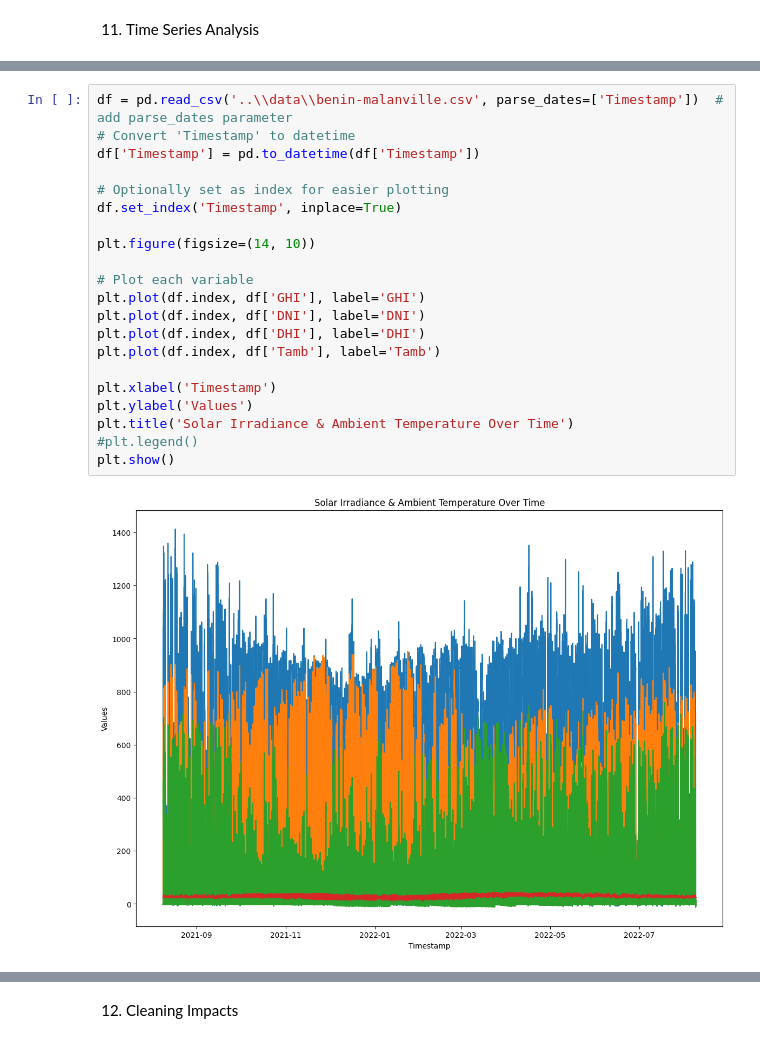
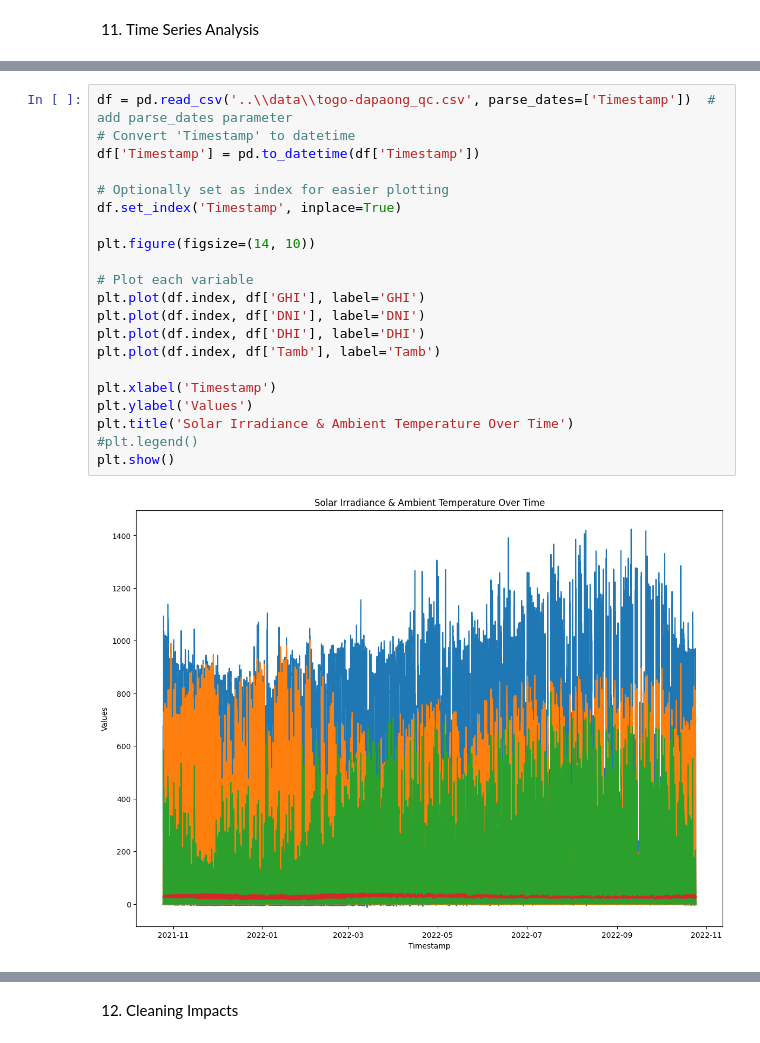
Before and after one commit to MulatYazew/solar-challenge-week1, a Jupyter notebook: Notebook/benin-eda.ipynb, the cells around one changed output, grey strips where cells are left out. Saved outputs shown, nothing was run; the diff lists cells and outputs as text.

Commit message:
togo: done

```diff
--- a/Notebook/benin-eda.ipynb
+++ b/Notebook/benin-eda.ipynb
@@ -201,26 +201,26 @@ plt.show()
 # %%
-df = pd.read_csv('..\\data\\benin-malanville.csv', parse_dates=['Timestamp'])  # add parse_dates parameter
+df = pd.read_csv('..\\data\\togo-dapaong_qc.csv', parse_dates=['Timestamp'])  # add parse_dates parameter
 # Convert 'Timestamp' to datetime
 df['Timestamp'] = pd.to_datetime(df['Timestamp'])
 
 # Optionally set as index for easier plotting
 df.set_index('Timestamp', inplace=True)
 
 plt.figure(figsize=(14, 10))
 
 # Plot each variable
 plt.plot(df.index, df['GHI'], label='GHI')
 plt.plot(df.index, df['DNI'], label='DNI')
 plt.plot(df.index, df['DHI'], label='DHI')
 plt.plot(df.index, df['Tamb'], label='Tamb')
 
 plt.xlabel('Timestamp')
 plt.ylabel('Values')
 plt.title('Solar Irradiance & Ambient Temperature Over Time')
 #plt.legend()
 plt.show()
 # %% [output]
-[figure, old version]
+[figure, new version]
 # %%
 # Monthly average values
 monthly_avg = df.resample('M').mean()
```
Also changed, not shown: parts of 13 cells of this notebook.
